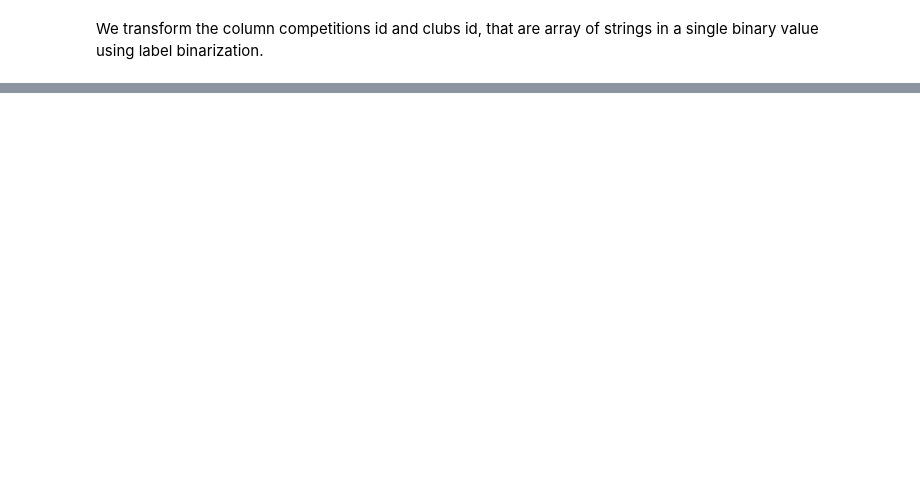
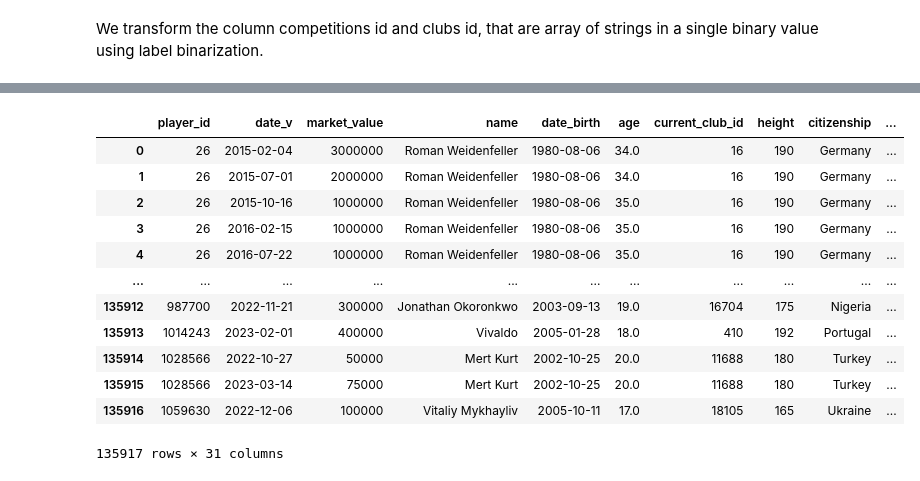
Before and after one commit to MarcoGuarino/Player-Valuation-Forecasting-and-Talent-Scouting, a Jupyter notebook: pre_processing.ipynb, the cells around one changed output, grey strips where cells are left out. Drawn from its saved outputs; the diff is of its cells as text; code cells hidden in the pictures; blank space fills up the shorter version.

```diff
--- a/pre_processing.ipynb
+++ b/pre_processing.ipynb
@@ -124,3 +84,7 @@ df_games = df_games.dropDuplicates(['home_club_id', 'away_club_id', 'date'])
+# %%
+# delete from df_appareances the instances where player_club_id is not in the df_clubs dataframe (club ids)
+# beacuse in df_appereances there are some player_club_id that do not exist
+df_appearances = df_appearances.join(df_clubs, df_appearances.player_club_id == df_clubs.club_id, 'inner').select(df_appearances.columns)
 # %%
 # join players and appearances
 df_players_appearances = df_players.join(df_appearances, ["player_id"], how='inner')
@@ -212,4 +151,0 @@ root
-# %%
-print(df.count())
-df = df.dropDuplicates(["date", "player_id", "date_v"])
-print(df.count())
@@ -323,7 +260,7 @@ dummies = pd.get_dummies(df_pandas["competitions_id"].apply(pd.Series).stack()).
 dummies["comp_string"] = dummies.apply(lambda x: "".join(x.astype(str)), axis=1)
 # join the dummies dataframe with the original dataframe
 df_pandas = df_pandas.join(dummies["comp_string"])
-df_pandas = df_pandas.drop("competitions_id")
+#df_pandas = df_pandas.drop("competitions_id")
 # %%
 # apply pd.get_dummies to the column of arrays
 dummies = pd.get_dummies(df_pandas["clubs_id"].apply(pd.Series).stack()).sum(level=0)
@@ -331,6 +268,6 @@ dummies = pd.get_dummies(df_pandas["clubs_id"].apply(pd.Series).stack()).sum(lev
 dummies["club_str"] = dummies.apply(lambda x: "".join(x.astype(str)), axis=1)
 # join the dummies dataframe with the original dataframe
 df_pandas = df_pandas.join(dummies["club_str"])
-df_pandas = df_pandas.drop("club_str")
+#df_pandas = df_pandas.drop("club_str")
 # %%
 df_pandas.info()
@@ -337,3 +292,19 @@ df_pandas.info()
+# %%
+df_pandas
+# %% [output]
+|  | player_id | date_v | market_value | name | date_birth | age | current_club_id | height | citizenship | ... |
+| 0 | 26 | 2015-02-04 | 3000000 | Roman Weidenfeller | 1980-08-06 | 34.0 | 16 | 190 | Germany | ... |
+| 1 | 26 | 2015-07-01 | 2000000 | Roman Weidenfeller | 1980-08-06 | 34.0 | 16 | 190 | Germany | ... |
+| 2 | 26 | 2015-10-16 | 1000000 | Roman Weidenfeller | 1980-08-06 | 35.0 | 16 | 190 | Germany | ... |
+| 3 | 26 | 2016-02-15 | 1000000 | Roman Weidenfeller | 1980-08-06 | 35.0 | 16 | 190 | Germany | ... |
+| 4 | 26 | 2016-07-22 | 1000000 | Roman Weidenfeller | 1980-08-06 | 35.0 | 16 | 190 | Germany | ... |
+| ... | ... | ... | ... | ... | ... | ... | ... | ... | ... | ... |
+| 135912 | 987700 | 2022-11-21 | 300000 | Jonathan Okoronkwo | 2003-09-13 | 19.0 | 16704 | 175 | Nigeria | ... |
+| 135913 | 1014243 | 2023-02-01 | 400000 | Vivaldo | 2005-01-28 | 18.0 | 410 | 192 | Portugal | ... |
+| 135914 | 1028566 | 2022-10-27 | 50000 | Mert Kurt | 2002-10-25 | 20.0 | 11688 | 180 | Turkey | ... |
+| 135915 | 1028566 | 2023-03-14 | 75000 | Mert Kurt | 2002-10-25 | 20.0 | 11688 | 180 | Turkey | ... |
+| 135916 | 1059630 | 2022-12-06 | 100000 | Vitaliy Mykhayliv | 2005-10-11 | 17.0 | 18105 | 165 | Ukraine | ... |
+135917 rows × 31 columns
 # %%
 #write the dataframe in csv format
 df_pandas.to_csv('data.csv', sep=',', encoding='utf-8', index=False)
```
Also changed, not shown: parts of 19 cells of this notebook, 1 other file.
